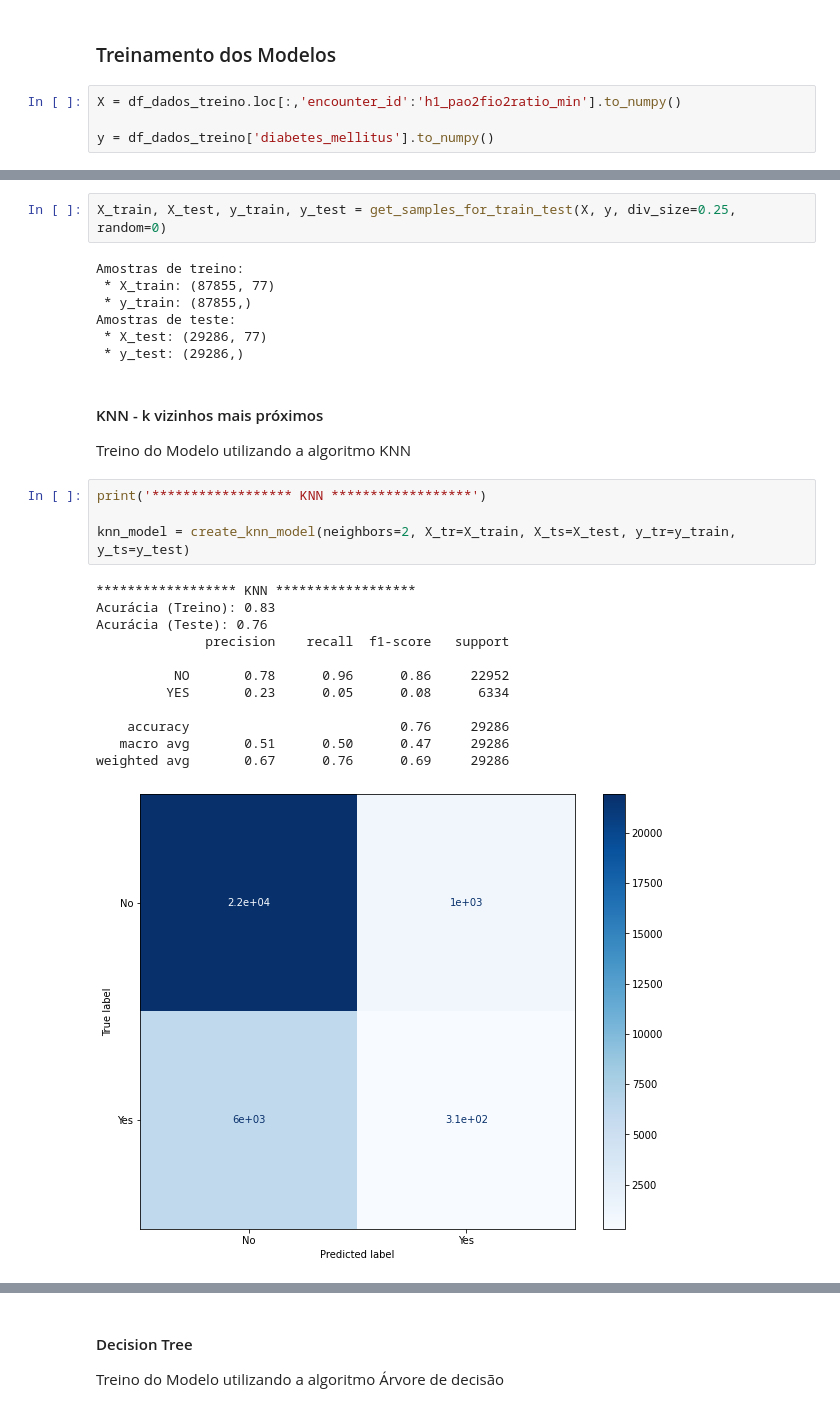
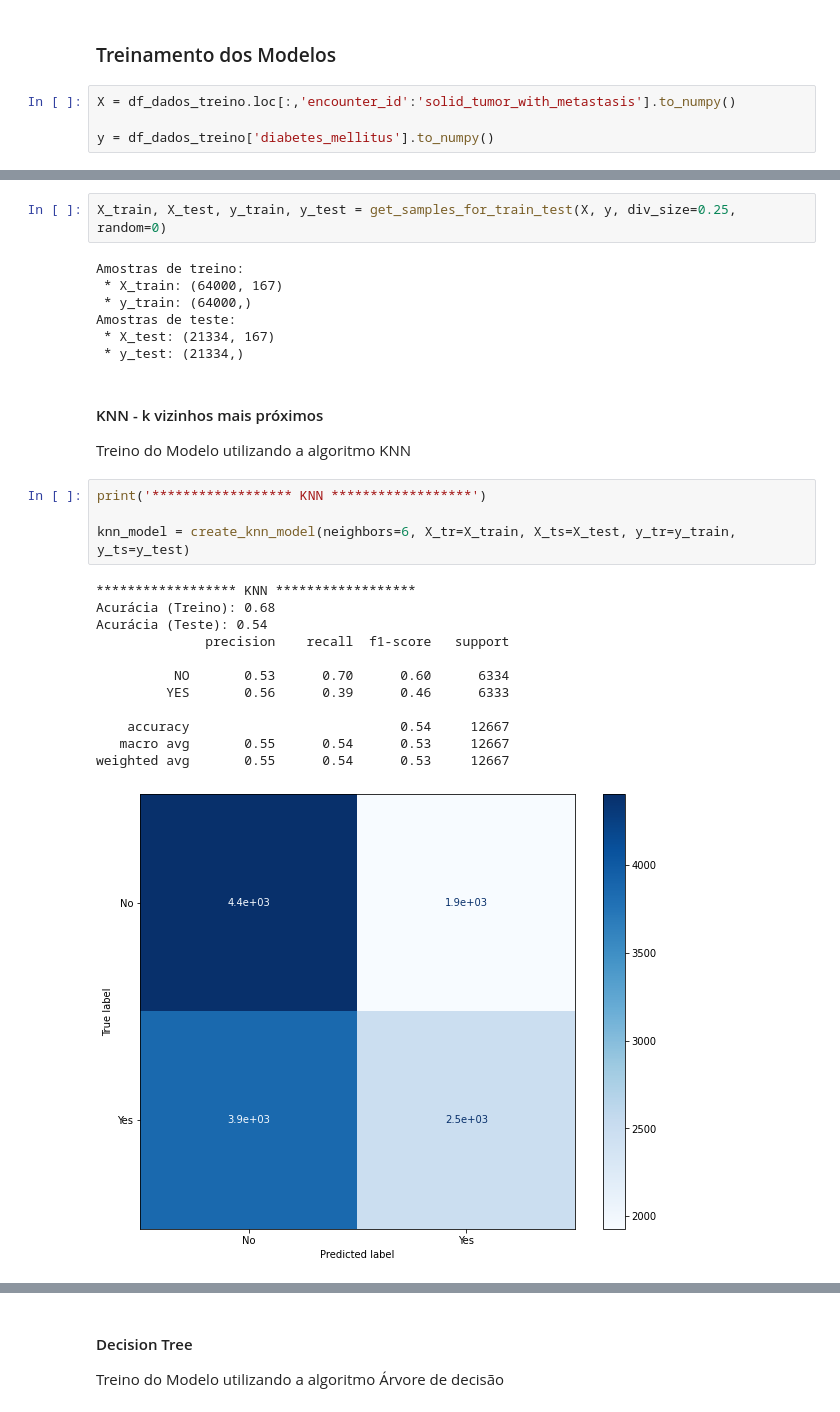
Before and after one commit to eberthfelipe/5---Desenvolvimento-de-Jogos-Mobile, a Jupyter notebook: Modulo_8/machine_learning_aplicado_I.ipynb, the cells around one changed output, grey strips where cells are left out. Saved outputs shown, nothing was run; the diff lists cells and outputs as text.

```diff
--- a/Modulo_8/machine_learning_aplicado_I.ipynb
+++ b/Modulo_8/machine_learning_aplicado_I.ipynb
@@ -459,6 +495,6 @@ submit_1627744152.347899.csv
 # %% [markdown]
 ### Treinamento dos Modelos
 # %%
-X = df_dados_treino.loc[:,'encounter_id':'h1_pao2fio2ratio_min'].to_numpy()
+X = df_dados_treino.loc[:,'encounter_id':'solid_tumor_with_metastasis'].to_numpy()
 
 y = df_dados_treino['diabetes_mellitus'].to_numpy()
@@ -482,31 +502,31 @@ print(X)
 X_train, X_test, y_train, y_test = get_samples_for_train_test(X, y, div_size=0.25, random=0)
 # %% [output]
 Amostras de treino:
- * X_train: (87855, 77)
- * y_train: (87855,)
+ * X_train: (64000, 167)
+ * y_train: (64000,)
 Amostras de teste:
- * X_test: (29286, 77)
- * y_test: (29286,)
+ * X_test: (21334, 167)
+ * y_test: (21334,)
 # %% [markdown]
 #### KNN - k vizinhos mais próximos
 Treino do Modelo utilizando a algoritmo KNN
 # %%
 print('****************** KNN ******************')
 
-knn_model = create_knn_model(neighbors=2, X_tr=X_train, X_ts=X_test, y_tr=y_train, y_ts=y_test)
+knn_model = create_knn_model(neighbors=6, X_tr=X_train, X_ts=X_test, y_tr=y_train, y_ts=y_test)
 # %% [output]
 ****************** KNN ******************
-Acurácia (Treino): 0.83
-Acurácia (Teste): 0.76
+Acurácia (Treino): 0.68
+Acurácia (Teste): 0.54
               precision    recall  f1-score   support
 
-          NO       0.78      0.96      0.86     22952
-         YES       0.23      0.05      0.08      6334
+          NO       0.53      0.70      0.60      6334
+         YES       0.56      0.39      0.46      6333
 
-    accuracy                           0.76     29286
-   macro avg       0.51      0.50      0.47     29286
-weighted avg       0.67      0.76      0.69     29286
+    accuracy                           0.54     12667
+   macro avg       0.55      0.54      0.53     12667
+weighted avg       0.55      0.54      0.53     12667
-[figure, old version]
+[figure, new version]
 # %%
 result_knn = get_dataframe_for_submission(knn_model)
 view_result(result_knn)
```
Also changed, not shown: parts of 33 cells of this notebook.
